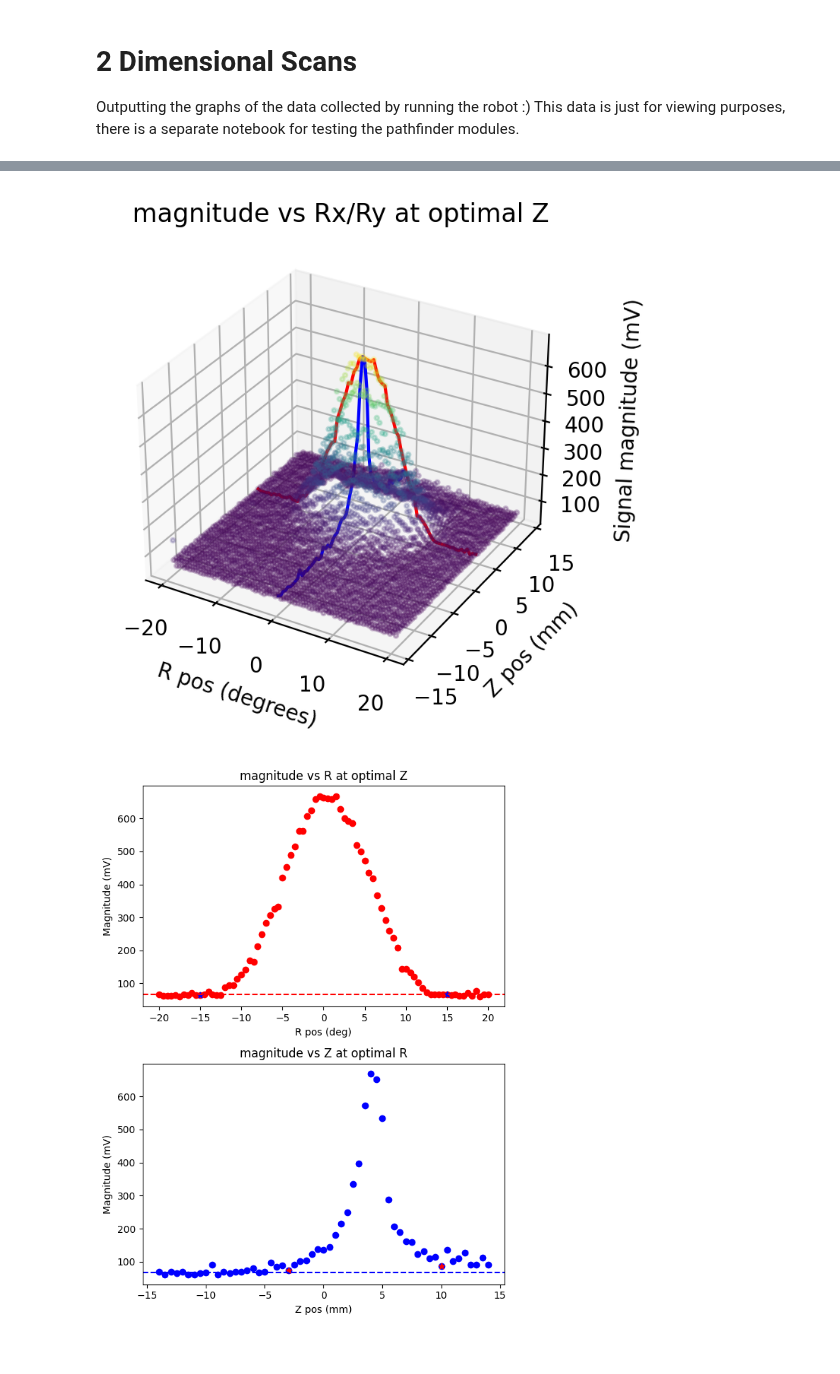
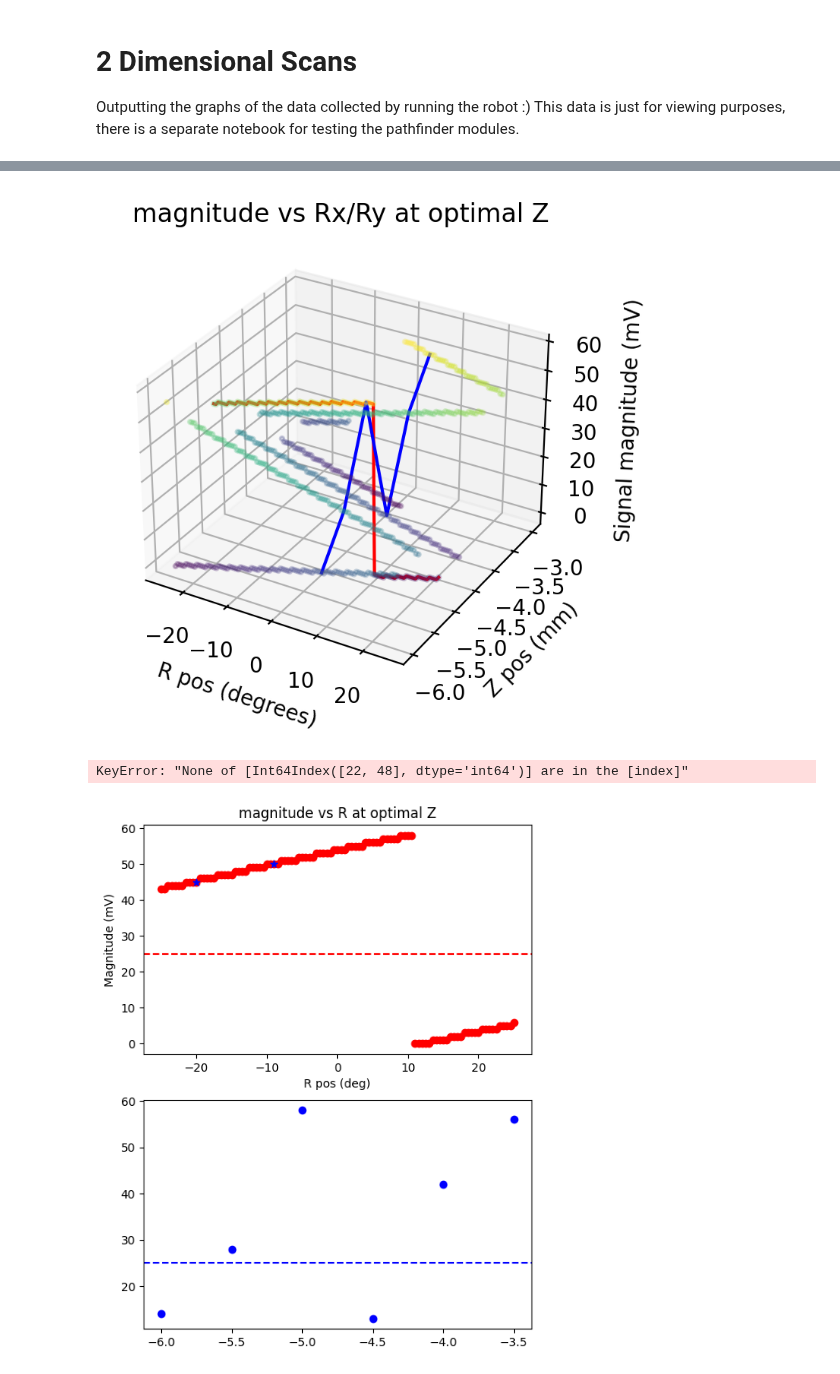
Before and after one commit to Benji-UW/COBOT-Transducer-Control-Code, a Jupyter notebook: Debugging Scripts/2D scans.ipynb, the cells around one changed output, grey strips where cells are left out. Drawn from its saved outputs; the diff is of its cells as text; code cells hidden in the pictures.

```diff
--- a/Debugging Scripts/2D scans.ipynb
+++ b/Debugging Scripts/2D scans.ipynb
@@ -43,7 +53,7 @@ Available test files:
 # %%
 debug_mode = True
 save_figs = False
-file_no = 10
+file_no = 20
 
 if save_figs:
     plt.rcParams['figure.dpi'] = 500
@@ -99,22 +114,17 @@ max_point: [[[0.0, 0.0, 4.0], [0.0, -0.5, 0.0]], 668.508]
 
 # Gonna find the set of Rxs and Rys corresponding only to the Z value found at the max point
 # Then do the same for the other guys
-r = dict()
-active_rom = []
-for DoF in r_o_m:
-    r[DoF] = (r_o_m[DoF][1] - r_o_m[DoF][0]) / 2
-    if r[DoF] != 0.0:
-        active_rom.append(DoF)
 
-indeces = {'X': (0,0), 'Y': (0,1), 'Z': (0,2), 'Rx': (1,0), 'Ry': (1,1), 'Rz': (1,2)}
-points = np.array([[p[0][indeces[a][0]][indeces[a][1]] for a in active_rom] for p in point_mags])
-magss = np.array([[p[1] for p in point_mags]])
-magss = magss.T
+np_all = np.array(points)
+active_rom = json_data["active_ROM"]
+cols = active_rom.copy()
+cols.append("mag")
+dat = pd.DataFrame(data=np_all, columns=cols)
 
-np_all = np.hstack((points,magss))
+mp = dat.loc[dat['mag'].idxmax()]
 
-dat = pd.DataFrame(data = np_all, columns=["Z","R","mag"])
-print(dat.head())
-mp = dat.loc[dat['mag'].idxmax()]
-print(mp)
+if debug_mode:
+    print(mp)
+    print(dat.head())
+    print(dat.shape)
 # %% [output]
@@ -166,12 +177,11 @@ Median magnitude: 66.988
 # mp = max_point[0]
 
 zmps = dat[dat['Z'] == mp['Z']].reset_index(drop=True)
-Rmps = dat[dat['R'] == mp['R']].reset_index(drop=True)
+Rmps = dat[dat['Ry'] == mp['Ry']].reset_index(drop=True)
 
 if debug_mode:
     print(f"Active range of motion: {active_rom}")
-    print(f"Shape of points array: {points.shape}")
-    print(f"Shape of magnitudes array: {magss.shape} \n(Should be 1-D, same length as points array)")
+    print(f"Shape of points array: {dat.shape}")
     print(f"Tenth point_mag item (representative): {np_all[10]}")
     print(f"Testing the Z-max-points array:\n{zmps.head(4)}\n(Should be all the same as in the maxpoint)")
     print(f"Maximum point: {mp}")
@@ -202,9 +210,9 @@ Name: 2953, dtype: float64
 
 # tax = fig2.add_subplot(1,3,1, projection='3d')
 tax = plt.axes(projection='3d')
-tax.scatter3D(dat['R'], dat['Z'], dat['mag'], c=dat['mag'], cmap='viridis', alpha=0.25,s=4)
-tax.plot3D(zmps['R'], zmps['Z'], zmps['mag'],c='r')
-tax.plot3D(Rmps['R'], Rmps['Z'], Rmps['mag'],c='b')
+tax.scatter3D(dat['Ry'], dat['Z'], dat['mag'], c=dat['mag'], cmap='viridis', alpha=0.25,s=4)
+tax.plot3D(zmps['Ry'], zmps['Z'], zmps['mag'],c='r')
+tax.plot3D(Rmps['Ry'], Rmps['Z'], Rmps['mag'],c='b')
 tax.set_title("magnitude vs Rx/Ry at optimal Z")
 tax.set_xlabel("R pos (degrees)")
 tax.set_ylabel("Z pos (mm)")
@@ -212,12 +220,11 @@ tax.set_zlabel("Signal magnitude (mV)")
 
 plt.show()
 
-
 if save_figs:
     plt.savefig("figures\\2D_fullscan_trace_%s.jpg" % file_no, dpi=400)
 plt.show()
 # %% [output]
-[figure, old version]
+[figure, new version]
 # %%
 fig3 = plt.figure(figsize=(6,8), dpi=100)
 # plt.subplots_adjust(left=0.1,
@@ -227,39 +234,40 @@ fig3 = plt.figure(figsize=(6,8), dpi=100)
 #                     wspace=0.8,
 #                     hspace=0.4)
 
-# interpolation_windows = {'R': [27,77], 'Z': [11,20]} # Best for scan_11.json
-interpolation_windows = {'R': [10,70], 'Z': [22,48]}
+# interpolation_windows = {'Ry': [27,77], 'Z': [11,20]} # Best for scan_11.json
+interpolation_windows = {'Ry': [10,32], 'Z': [22,48]}
 
 tax = fig3.add_subplot(211)
-tax.scatter(zmps['R'],zmps['mag'], c='r')
+tax.scatter(zmps['Ry'],zmps['mag'], c='r')
 
 tax.axhline(np.median(dat['mag']), c='r',ls='--')
 # tax.axhline(np.median(dat['mag']), c='r',ls='--')
 # a = [16,64]
-a = interpolation_windows['R']
-tax.scatter(zmps['R'][a],zmps['mag'][a], c='b', marker='*')
+a = interpolation_windows['Ry']
+tax.scatter(zmps['Ry'][a],zmps['mag'][a], c='b', marker='*')
 tax.set_title("magnitude vs R at optimal Z")
 tax.set_xlabel("R pos (deg)")
 tax.set_ylabel("Magnitude (mV)")
 
 tax = fig3.add_subplot(212)
 tax.scatter(Rmps['Z'],Rmps['mag'], c='b')
 tax.axhline(np.median(dat['mag']), c='b',ls='--')
 # a = [25,45]
 a=interpolation_windows['Z']
 tax.scatter(Rmps['Z'][a],Rmps['mag'][a], c='r', marker='*')
 
 tax.set_title("magnitude vs Z at optimal R")
 tax.set_xlabel("Z pos (mm)")
 tax.set_ylabel("Magnitude (mV)")
 
 fig3.tight_layout()
 
 if save_figs:
     fig3.savefig("figures\\2D_degree_isolation_%s.jpg" % file_no, dpi=400)
 plt.show()
 # %% [output]
+KeyError: "None of [Int64Index([22, 48], dtype='int64')] are in the [index]"
-[figure, old version]
+[figure, new version]
 # %%
 from fit_funcs import *
 
```
Also changed, not shown: parts of 7 cells of this notebook, 21 other files.
